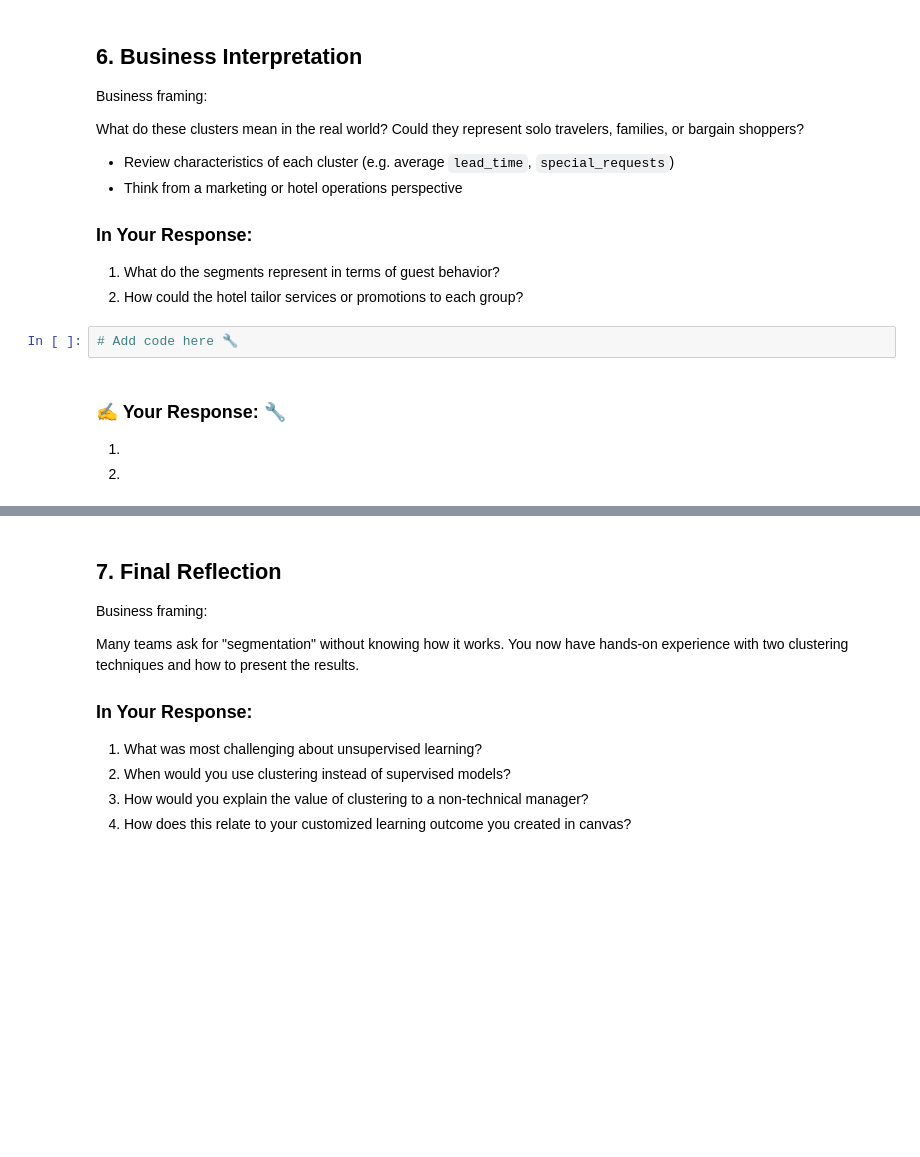
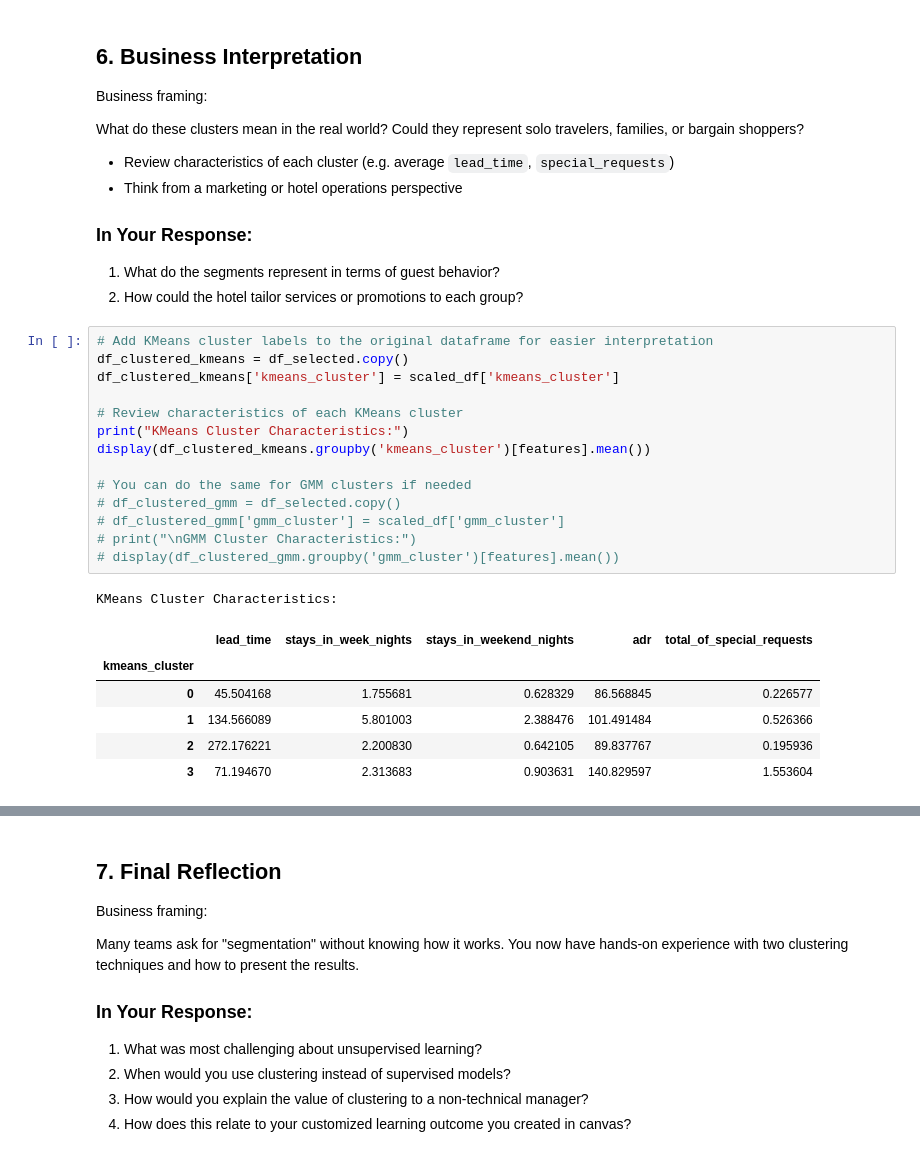
Before and after one commit to almuhannaalhinai/IS-4487, a Jupyter notebook: Assignments/assignment_09_clustering.ipynb, the cells around one changed output, grey strips where cells are left out. Saved outputs shown, nothing was run; the diff lists cells and outputs as text; blank space fills up the shorter version.

```diff
--- a/Assignments/assignment_09_clustering.ipynb
+++ b/Assignments/assignment_09_clustering.ipynb
@@ -285,10 +295,25 @@ What do these clusters mean in the real world? Could they represent solo travele
 ### In Your Response:
 1. What do the segments represent in terms of guest behavior?
 2. How could the hotel tailor services or promotions to each group?
-# %%
-# Add code here 🔧
-# %% [markdown]
-### ✍️ Your Response: 🔧
-1.
-
-2.
+# %%
+# Add KMeans cluster labels to the original dataframe for easier interpretation
+df_clustered_kmeans = df_selected.copy()
+df_clustered_kmeans['kmeans_cluster'] = scaled_df['kmeans_cluster']
+
+# Review characteristics of each KMeans cluster
+print("KMeans Cluster Characteristics:")
+display(df_clustered_kmeans.groupby('kmeans_cluster')[features].mean())
+
+# You can do the same for GMM clusters if needed
+# df_clustered_gmm = df_selected.copy()
+# df_clustered_gmm['gmm_cluster'] = scaled_df['gmm_cluster']
+# print("\nGMM Cluster Characteristics:")
+# display(df_clustered_gmm.groupby('gmm_cluster')[features].mean())
+# %% [output]
+KMeans Cluster Characteristics:
+|  | lead_time | stays_in_week_nights | stays_in_weekend_nights | adr | total_of_special_requests |
+| kmeans_cluster |  |  |  |  |  |
+| 0 | 45.504168 | 1.755681 | 0.628329 | 86.568845 | 0.226577 |
+| 1 | 134.566089 | 5.801003 | 2.388476 | 101.491484 | 0.526366 |
+| 2 | 272.176221 | 2.200830 | 0.642105 | 89.837767 | 0.195936 |
+| 3 | 71.194670 | 2.313683 | 0.903631 | 140.829597 | 1.553604 |
```
Also changed, not shown: parts of 7 cells of this notebook.
